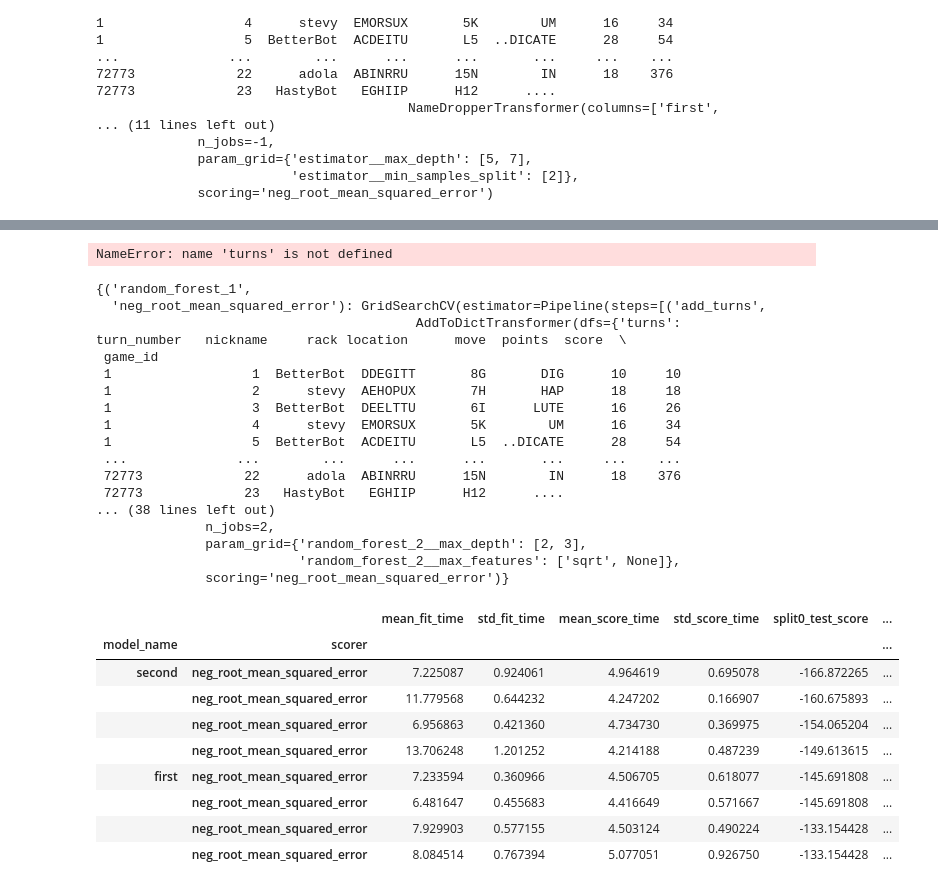
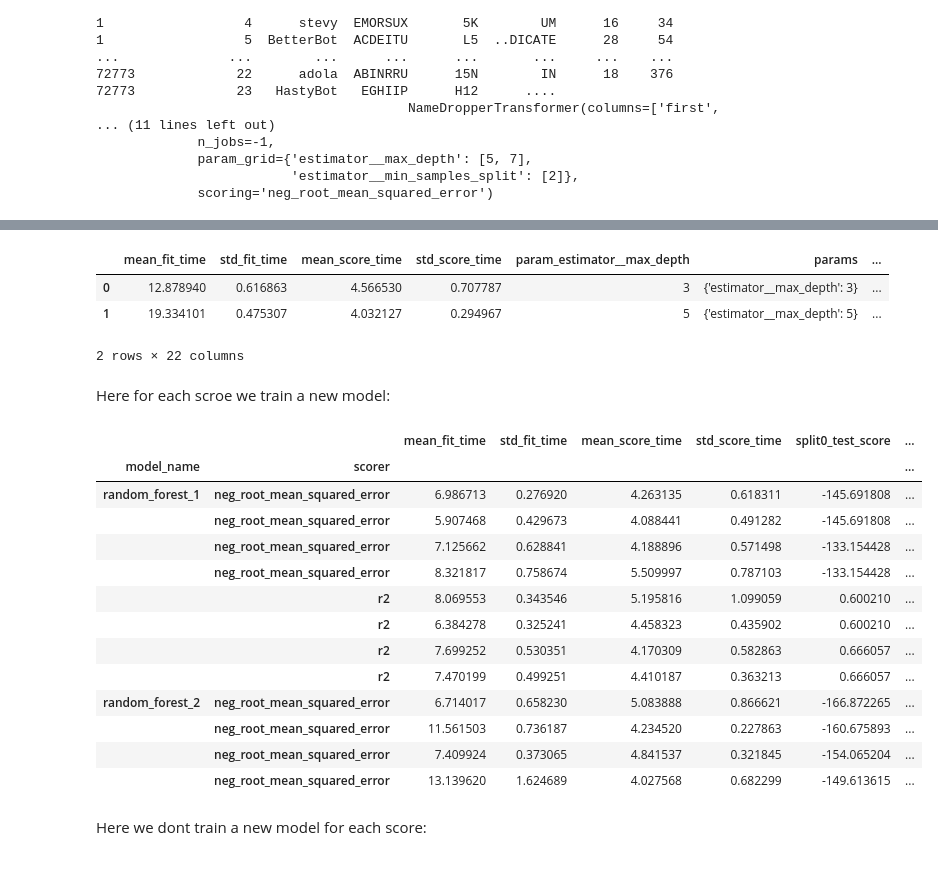
Before and after one commit to CatGuy1300/scrabble, a Jupyter notebook: notebooks/ezcv.ipynb, the cells around one changed output, grey strips where cells are left out. Saved outputs shown, nothing was run; the diff lists cells and outputs as text; code cells hidden in the pictures.

```diff
--- a/notebooks/ezcv.ipynb
+++ b/notebooks/ezcv.ipynb
@@ -200,7 +198,10 @@ search.fit(n_games, n_ratings)
-# %%
-turns
-# %% [output]
-NameError: name 'turns' is not defined
+# %%
+pd.DataFrame(search.cv_results_)
+# %% [output]
+|  | mean_fit_time | std_fit_time | mean_score_time | std_score_time | param_estimator__max_depth | params | ... |
+| 0 | 12.878940 | 0.616863 | 4.566530 | 0.707787 | 3 | {'estimator__max_depth': 3} | ... |
+| 1 | 19.334101 | 0.475307 | 4.032127 | 0.294967 | 5 | {'estimator__max_depth': 5} | ... |
+2 rows × 22 columns
 # %%
 grid = {
     'random_forest_1':
@@ -211,7 +212,7 @@ grid = {
         'max_depth': [4, 6],
         'max_features': ['sqrt', 'log2']
         },
-    'scores': ['neg_root_mean_squared_error']
+    'scores': ['neg_root_mean_squared_error', 'r2']
     },
     'random_forest_2':
     {
@@ -227,35 +228,24 @@ grid = {
 # %%
 my_searcher = Searcher(reg_pipe[:-1], grid, 2)
 my_searcher.search(n_games, n_ratings)
-my_searcher.get_results()
-# %% [output]
-{('random_forest_1',
-  'neg_root_mean_squared_error'): GridSearchCV(estimator=Pipeline(steps=[('add_turns',
-                                         AddToDictTransformer(dfs={'turns':          turn_number   nickname     rack location      move  points  score  \
- game_id
- 1                  1  BetterBot  DDEGITT       8G       DIG      10     10
- 1                  2      stevy  AEHOPUX       7H       HAP      18     18
- 1                  3  BetterBot  DEELTTU       6I      LUTE      16     26
- 1                  4      stevy  EMORSUX       5K        UM      16     34
- 1                  5  BetterBot  ACDEITU       L5  ..DICATE      28     54
- ...              ...        ...      ...      ...       ...     ...    ...
- 72773             22      adola  ABINRRU      15N        IN      18    376
- 72773             23   HastyBot   EGHIIP      H12      ....
-... (38 lines left out)
-              n_jobs=2,
-              param_grid={'random_forest_2__max_depth': [2, 3],
-                          'random_forest_2__max_features': ['sqrt', None]},
-              scoring='neg_root_mean_squared_error')}
+# %% [markdown]
+Here for each scroe we train a new model:
 # %%
-SearcherResultsOrgenizer().orgenize(my_searcher.get_results()).sort_values('mean_test_score')
+SearcherResultsOrgenizer().orgenize(my_searcher.get_results())
 # %% [output]
 |  |  | mean_fit_time | std_fit_time | mean_score_time | std_score_time | split0_test_score | ... |
 | model_name | scorer |  |  |  |  |  | ... |
-| second | neg_root_mean_squared_error | 7.225087 | 0.924061 | 4.964619 | 0.695078 | -166.872265 | ... |
-|  | neg_root_mean_squared_error | 11.779568 | 0.644232 | 4.247202 | 0.166907 | -160.675893 | ... |
-|  | neg_root_mean_squared_error | 6.956863 | 0.421360 | 4.734730 | 0.369975 | -154.065204 | ... |
-|  | neg_root_mean_squared_error | 13.706248 | 1.201252 | 4.214188 | 0.487239 | -149.613615 | ... |
-| first | neg_root_mean_squared_error | 7.233594 | 0.360966 | 4.506705 | 0.618077 | -145.691808 | ... |
-|  | neg_root_mean_squared_error | 6.481647 | 0.455683 | 4.416649 | 0.571667 | -145.691808 | ... |
-|  | neg_root_mean_squared_error | 7.929903 | 0.577155 | 4.503124 | 0.490224 | -133.154428 | ... |
-|  | neg_root_mean_squared_error | 8.084514 | 0.767394 | 5.077051 | 0.926750 | -133.154428 | ... |
+| random_forest_1 | neg_root_mean_squared_error | 6.986713 | 0.276920 | 4.263135 | 0.618311 | -145.691808 | ... |
+|  | neg_root_mean_squared_error | 5.907468 | 0.429673 | 4.088441 | 0.491282 | -145.691808 | ... |
+|  | neg_root_mean_squared_error | 7.125662 | 0.628841 | 4.188896 | 0.571498 | -133.154428 | ... |
+|  | neg_root_mean_squared_error | 8.321817 | 0.758674 | 5.509997 | 0.787103 | -133.154428 | ... |
+|  | r2 | 8.069553 | 0.343546 | 5.195816 | 1.099059 | 0.600210 | ... |
+|  | r2 | 6.384278 | 0.325241 | 4.458323 | 0.435902 | 0.600210 | ... |
+|  | r2 | 7.699252 | 0.530351 | 4.170309 | 0.582863 | 0.666057 | ... |
+|  | r2 | 7.470199 | 0.499251 | 4.410187 | 0.363213 | 0.666057 | ... |
+| random_forest_2 | neg_root_mean_squared_error | 6.714017 | 0.658230 | 5.083888 | 0.866621 | -166.872265 | ... |
+|  | neg_root_mean_squared_error | 11.561503 | 0.736187 | 4.234520 | 0.227863 | -160.675893 | ... |
+|  | neg_root_mean_squared_error | 7.409924 | 0.373065 | 4.841537 | 0.321845 | -154.065204 | ... |
+|  | neg_root_mean_squared_error | 13.139620 | 1.624689 | 4.027568 | 0.682299 | -149.613615 | ... |
+# %% [markdown]
+Here we dont train a new model for each score:
```
Also changed, not shown: parts of 5 cells of this notebook.
